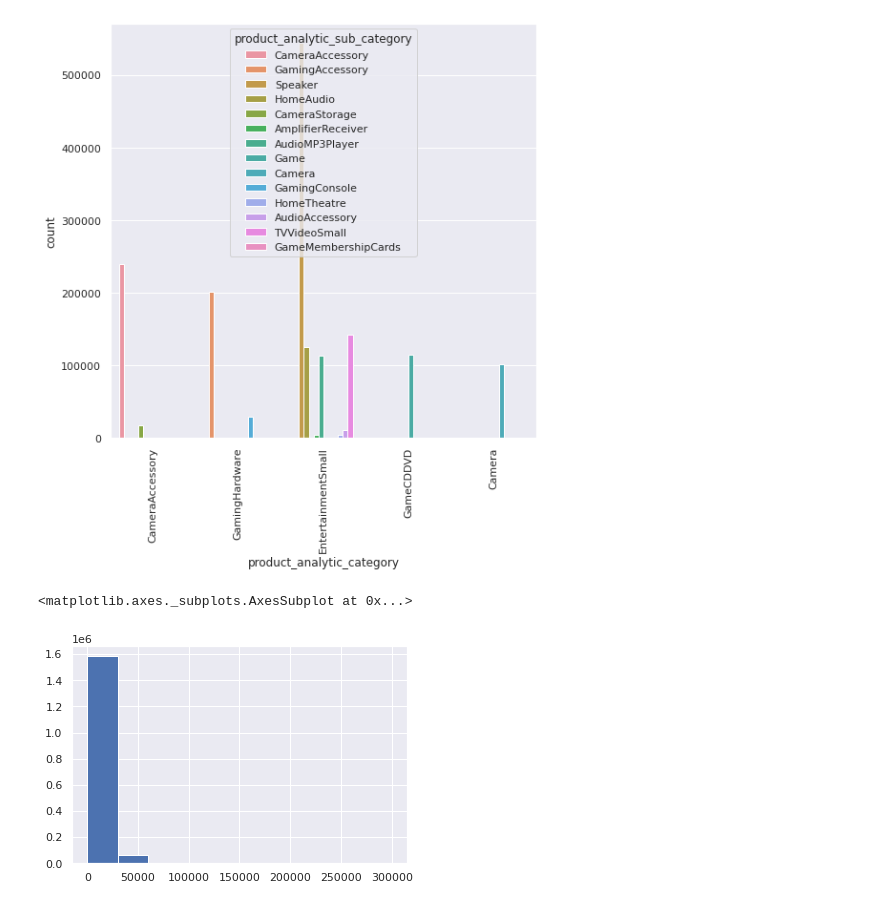
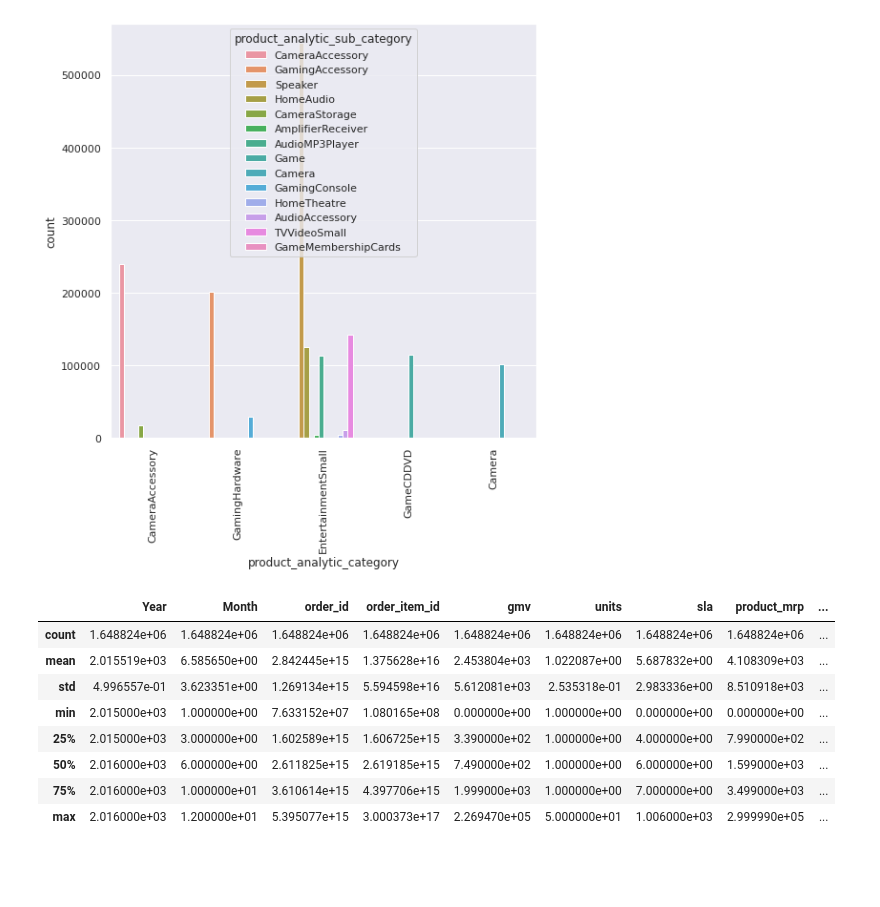
Before and after one commit to Anirudhakumar/DS-, a Jupyter notebook: MarketMixModeling.ipynb, the cells around one changed output. Saved outputs shown, nothing was run; the diff lists cells and outputs as text; code cells hidden in the pictures; blank space fills up the shorter version.

```diff
--- a/MarketMixModeling.ipynb
+++ b/MarketMixModeling.ipynb
@@ -91,8 +106,15 @@ plt.xticks(rotation=90)
 plt.show()
 # %% [output]
 [figure]
-# %%
-df["product_mrp"].hist()
-# %% [output]
-<matplotlib.axes._subplots.AxesSubplot at 0x...>
-[figure, removed]
+# %%
+df.describe()
+# %% [output]
+|  | Year | Month | order_id | order_item_id | gmv | units | sla | product_mrp | ... |
+| count | 1.648824e+06 | 1.648824e+06 | 1.648824e+06 | 1.648824e+06 | 1.648824e+06 | 1.648824e+06 | 1.648824e+06 | 1.648824e+06 | ... |
+| mean | 2.015519e+03 | 6.585650e+00 | 2.842445e+15 | 1.375628e+16 | 2.453804e+03 | 1.022087e+00 | 5.687832e+00 | 4.108309e+03 | ... |
+| std | 4.996557e-01 | 3.623351e+00 | 1.269134e+15 | 5.594598e+16 | 5.612081e+03 | 2.535318e-01 | 2.983336e+00 | 8.510918e+03 | ... |
+| min | 2.015000e+03 | 1.000000e+00 | 7.633152e+07 | 1.080165e+08 | 0.000000e+00 | 1.000000e+00 | 0.000000e+00 | 0.000000e+00 | ... |
+| 25% | 2.015000e+03 | 3.000000e+00 | 1.602589e+15 | 1.606725e+15 | 3.390000e+02 | 1.000000e+00 | 4.000000e+00 | 7.990000e+02 | ... |
+| 50% | 2.016000e+03 | 6.000000e+00 | 2.611825e+15 | 2.619185e+15 | 7.490000e+02 | 1.000000e+00 | 6.000000e+00 | 1.599000e+03 | ... |
+| 75% | 2.016000e+03 | 1.000000e+01 | 3.610614e+15 | 4.397706e+15 | 1.999000e+03 | 1.000000e+00 | 7.000000e+00 | 3.499000e+03 | ... |
+| max | 2.016000e+03 | 1.200000e+01 | 5.395077e+15 | 3.000373e+17 | 2.269470e+05 | 5.000000e+01 | 1.006000e+03 | 2.999990e+05 | ... |
```
Also changed, not shown: parts of 6 cells of this notebook.
